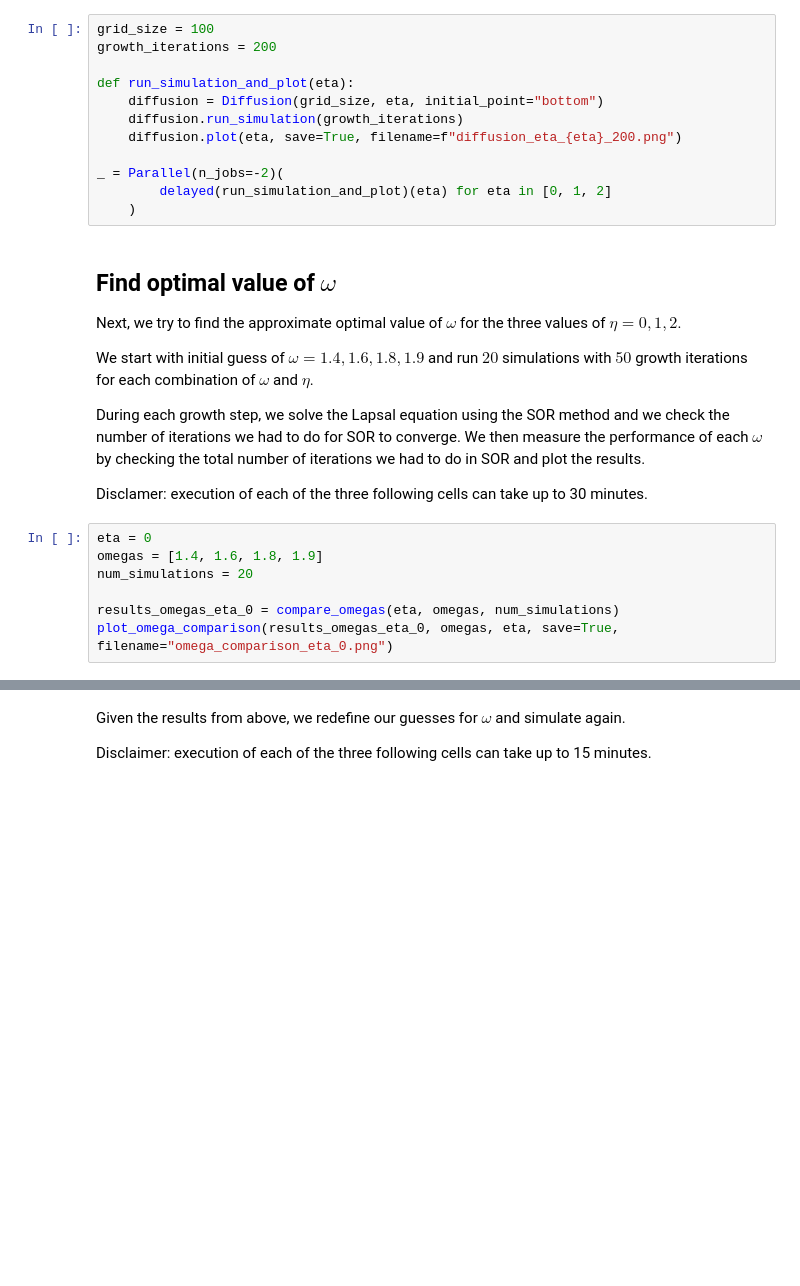
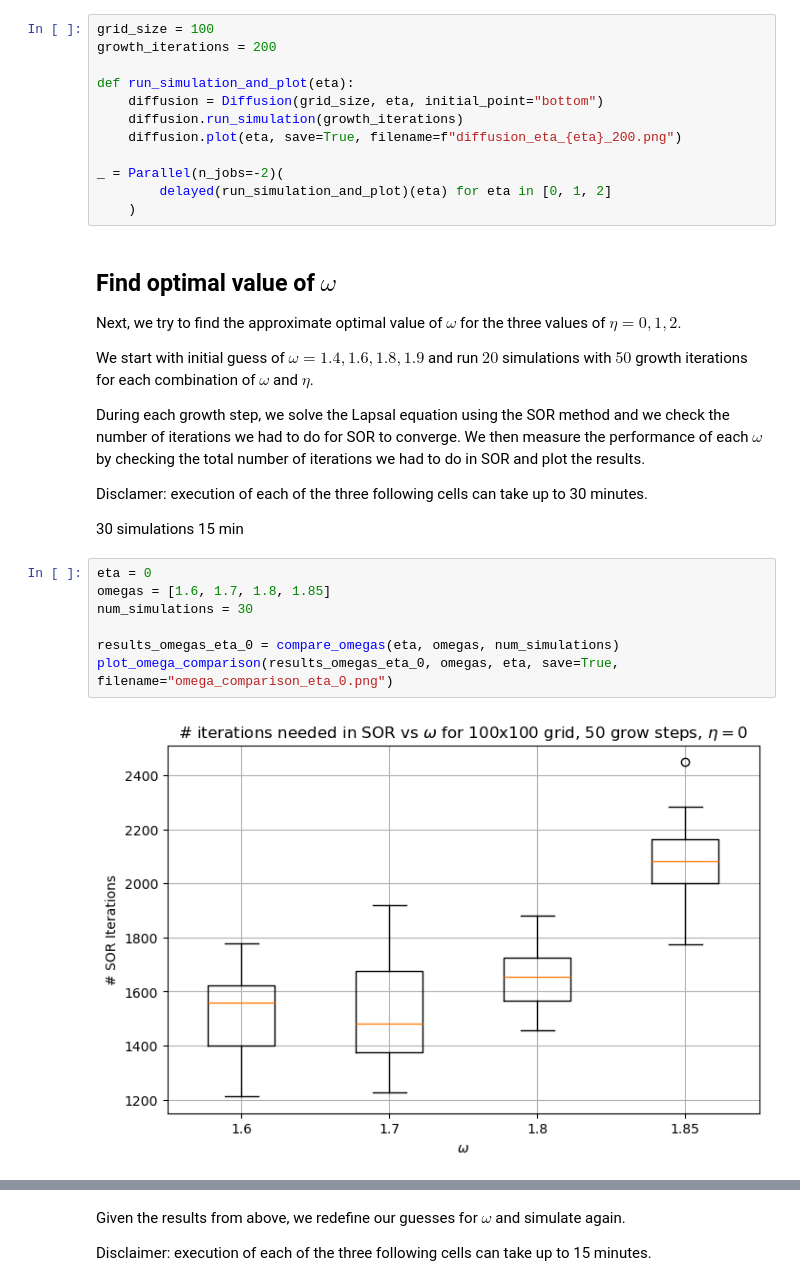
Before and after one commit to kingilsildor/CLS-Scientific_Computing-Assignment2, a Jupyter notebook: interface.ipynb, the cells around one changed output, grey strips where cells are left out. Saved outputs shown, nothing was run; the diff lists cells and outputs as text; blank space fills up the shorter version.

Commit message:
Plots for 100 grid, 50 growth steps and 30 simulations

```diff
--- a/interface.ipynb
+++ b/interface.ipynb
@@ -32,12 +32,18 @@ We start with initial guess of $\omega = 1.4, 1.6, 1.8, 1.9$ and run $20$ simula
 During each growth step, we solve the Lapsal equation using the SOR method and we check the number of iterations we had to do for SOR to converge. We then measure the performance of each $\omega$ by checking the total number of iterations we had to do in SOR and plot the results.
 
 Disclamer: execution of each of the three following cells can take up to 30 minutes.
+
+
+30 simulations
+15 min
 # %%
 eta = 0
-omegas = [1.4, 1.6, 1.8, 1.9]
-num_simulations = 20
+omegas = [1.6, 1.7, 1.8, 1.85]
+num_simulations = 30
 
 results_omegas_eta_0 = compare_omegas(eta, omegas, num_simulations)
 plot_omega_comparison(results_omegas_eta_0, omegas, eta, save=True, filename="omega_comparison_eta_0.png")
+# %% [output]
+[figure, added]
 # %%
 eta = 1
```
Also changed, not shown: parts of 3 cells of this notebook, 4 other files.
